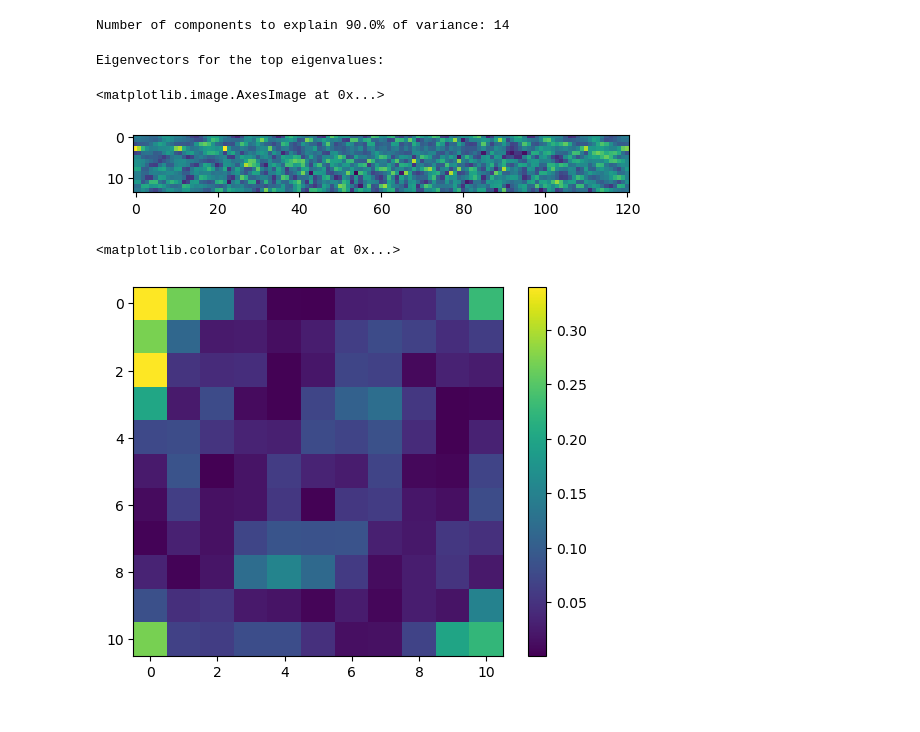
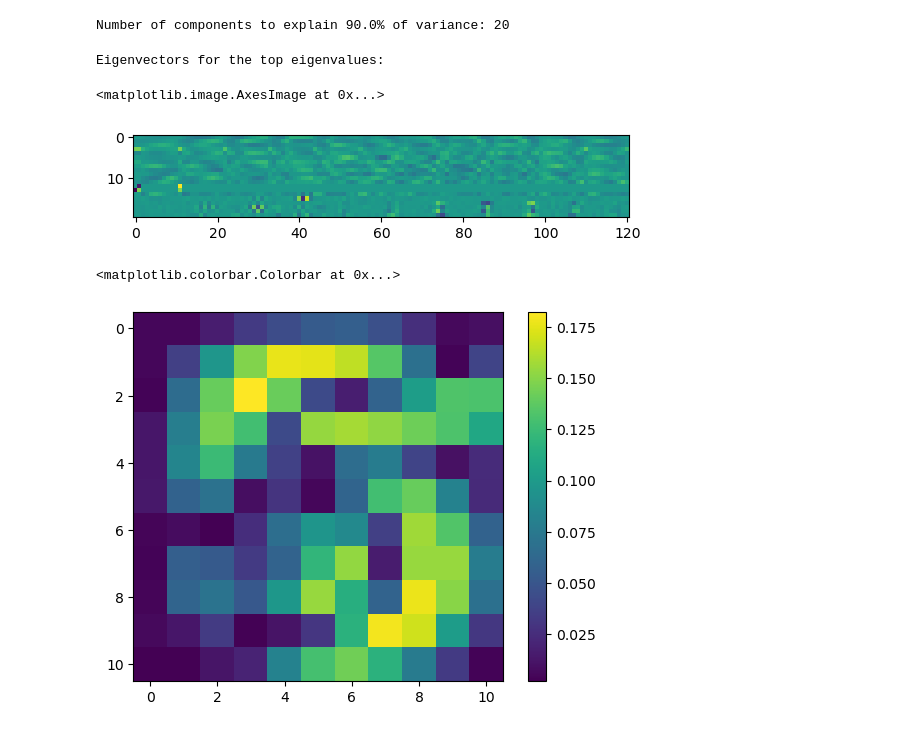
Before and after one commit to PaulHosek/MCM_classifier, a Jupyter notebook: Classifier_1/mcm/paper_plots/pca_test.ipynb, the cells around one changed output. Drawn from its saved outputs; the diff is of its cells as text; code cells hidden in the pictures.

```diff
--- a/Classifier_1/mcm/paper_plots/pca_test.ipynb
+++ b/Classifier_1/mcm/paper_plots/pca_test.ipynb
@@ -6,6 +6,9 @@ import sys
 sys.path.append("../")
 import src.plot as myplot
 # %%
-data = np.genfromtxt("../data/INPUT_all/data/train-images-unlabeled-0.dat", delimiter=1, dtype=int)
+data = np.genfromtxt("../data/INPUT_all/data/train-images-unlabeled-5.dat", delimiter=1, dtype=int)
 
 correlation_matrix = np.corrcoef(data.T)
+np.fill_diagonal(correlation_matrix, 0)
+plt.imshow(correlation_matrix)
+plt.colorbar()
@@ -49,7 +69,7 @@ num_components = np.where(cumulative_explained_variance >= threshold)[0][0] + 1
 
 print(f"Number of components to explain {threshold*100}% of variance: {num_components}")
 # %% [output]
-Number of components to explain 90.0% of variance: 14
+Number of components to explain 90.0% of variance: 20
 # %%
 top_eigenvectors = pca.components_[:num_components]
 
@@ -59,7 +79,7 @@ plt.imshow(top_eigenvectors)
 # %% [output]
 Eigenvectors for the top eigenvalues:
 <matplotlib.image.AxesImage at 0x...>
-[figure, old version]
+[figure, new version]
 # %%
 def mask_except_k_largest(arr, k, mask_value=0):
     """
@@ -97,11 +117,11 @@ def binary_mask_top_percent(arr, percent):
 # %%
 # res = np.abs(top_eigenvectors[0])
 # plt.imshow(res.reshape((11,11)))
 
-res = mask_except_k_largest(np.abs(top_eigenvectors[0]), 5)
-plt.imshow(res.reshape((11,11)))
-plt.imshow(np.abs(top_eigenvectors[3]).reshape((11,11)))
+# res = mask_except_k_largest(np.abs(top_eigenvectors[0]), 5)
+# plt.imshow(res.reshape((11,11)))
+plt.imshow(np.abs(top_eigenvectors[0]).reshape((11,11)))
 plt.colorbar()
 # %% [output]
 <matplotlib.colorbar.Colorbar at 0x...>
-[figure, old version]
+[figure, new version]
```
Also changed, not shown: parts of 9 cells of this notebook, 3 other files.
